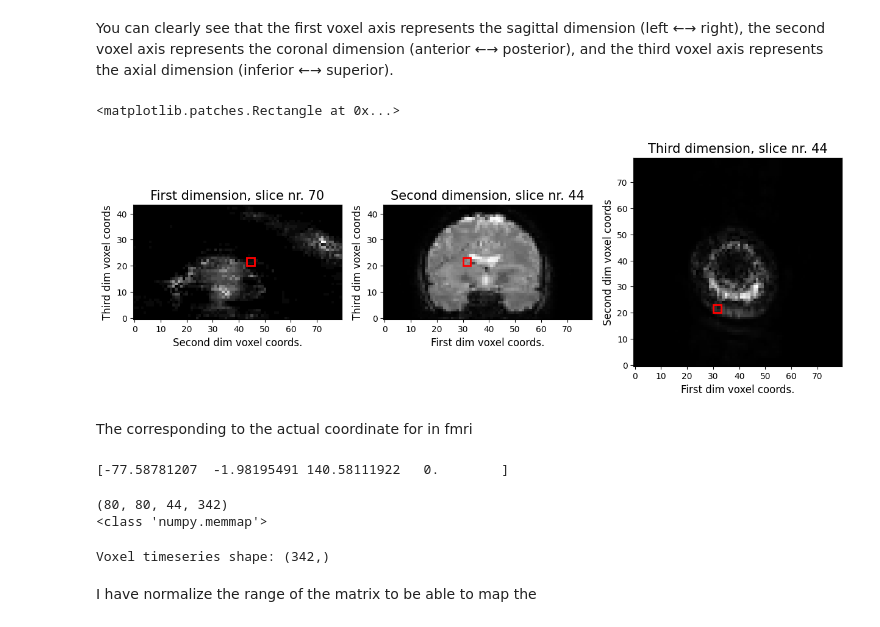
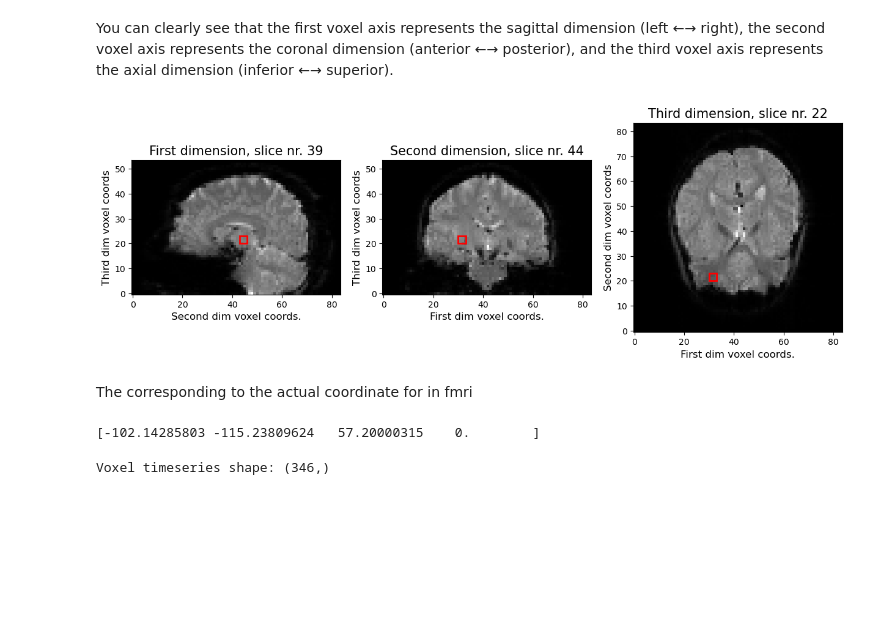
Before and after one commit to genandlam/stories_fmri, a Jupyter notebook: fmri-analysis.ipynb, the cells around one changed output. Saved outputs shown, nothing was run; the diff lists cells and outputs as text; code cells hidden in the pictures; blank space fills up the shorter version.

```diff
--- a/fmri-analysis.ipynb
+++ b/fmri-analysis.ipynb
@@ -23,8 +16,11 @@ Nifti
 
 Nifti, that most neuroimaging packages should support. As such, usually the first step in any (f)MRI preprocessing pipeline is to convert the scanner-specific files (e.g., PAR/RECs) to nifti
-# %%
-mri_file = '/kaggle/input/3t-fmri-dataset/ds003477/sub-03/ses-1/fmap/sub-03_ses-1_dir-face_run-1_epi.nii'#'anat.nii.gz'
-img = nib.load(mri_file)
+# %%
+subject = 'sub-UTS01'
+session = 'ses-10'
+fmri_file = os.path.join(DATA_DIR, 'ds003020', subject,session,'func',f"{subject}_{session}_task-catfishingstrangerstofindmyself_bold.nii.gz")
+#fmri_file = '/Users/genevievelam/Documents/GitHub/ds003020/sub-UTS01/ses-10/func/sub-UTS01_ses-10_task-catfishingstrangerstofindmyself_bold.nii.gz'
+img = nib.load(fmri_file)
 # %%
 print(type(img))
 # %% [output]
@@ -160,56 +133,44 @@ fig.tight_layout()
 # %% [markdown]
 You can clearly see that the first voxel axis represents the sagittal dimension (left ←→ right), the second voxel axis represents the coronal dimension (anterior ←→ posterior), and the third voxel axis represents the axial dimension (inferior ←→ superior).
 # %%
-#  our voxel coordinate (30,20,43)
+#  our voxel coordinate (39,44,22)
 import matplotlib.patches as patches
 fig, ax = plt.subplots(ncols=3, figsize=(15, 5))
 
-ax[0].imshow(img_data[69, :, :,0].T, origin='lower', cmap='gray')
+ax[0].imshow(img_data[39, :, :,0].T, origin='lower', cmap='gray')
 ax[0].set_xlabel('Second dim voxel coords.', fontsize=12)
 ax[0].set_ylabel('Third dim voxel coords', fontsize=12)
-ax[0].set_title('First dimension, slice nr. 70', fontsize=15)
+ax[0].set_title('First dimension, slice nr. 39', fontsize=15)
 rect = patches.Rectangle((43, 20), 3, 3, linewidth=2, edgecolor='r', facecolor='none')
 ax[0].add_patch(rect)
 
-ax[1].imshow(img_data[:, 43, :,0].T, origin='lower', cmap='gray')
+ax[1].imshow(img_data[:, 44, :,0].T, origin='lower', cmap='gray')
 ax[1].set_xlabel('First dim voxel coords.', fontsize=12)
 ax[1].set_ylabel('Third dim voxel coords', fontsize=12)
 ax[1].set_title('Second dimension, slice nr. 44', fontsize=15)
 rect = patches.Rectangle((30,20), 3, 3, linewidth=2, edgecolor='r', facecolor='none')
 ax[1].add_patch(rect)
 
-ax[2].imshow(img_data[:, :, 43,0].T, origin='lower', cmap='gray')
+ax[2].imshow(img_data[:, :, 22,0].T, origin='lower', cmap='gray')
 ax[2].set_xlabel('First dim voxel coords.', fontsize=12)
 ax[2].set_ylabel('Second dim voxel coords', fontsize=12)
-ax[2].set_title('Third dimension, slice nr. 44', fontsize=15)
+ax[2].set_title('Third dimension, slice nr. 22', fontsize=15)
 rect = patches.Rectangle(( 30,20), 3, 3, linewidth=2, edgecolor='r', facecolor='none')
 ax[2].add_patch(rect)
 
-#A = img.affinefig.tight_layout()
+fig
 # %% [output]
-<matplotlib.patches.Rectangle at 0x...>
-[figure, old version]
+[figure, new version]
 # %% [markdown]
 The corresponding to the actual coordinate for in fmri
 # %%
 A = img.affine
-xyz1 = A @ np.array([30,20,43, 0])
+xyz1 = A @ np.array([39,44,22, 0])
 print(xyz1)
 # %% [output]
-[-77.58781207  -1.98195491 140.58111922   0.        ]
+[-102.14285803 -115.23809624   57.20000315    0.        ]
-# %%
-mri_file = '/kaggle/input/3t-fmri-dataset/ds003477/sub-03/ses-1/func/sub-03_ses-1_task-face_acq-Mb4Mm27Tr700_run-1_bold.nii'#'anat.nii.gz'
-img = nib.load(mri_file)
-print(img.shape)
-img_data = img.get_fdata()
-print(type(img_data))  # it's a numpy array!
-# %% [output]
-(80, 80, 44, 342)
-<class 'numpy.memmap'>
 # %%
-mid_vox_ts = img_data[39, 39, 21, :]  # note the ":", saying: give me ALL the timepoints
+mid_vox_ts = img_data[39, 44, 22, :]  # note the ":", saying: give me ALL the timepoints
 print("Voxel timeseries shape: %s" % (mid_vox_ts.shape,))
 # %% [output]
-Voxel timeseries shape: (342,)
+Voxel timeseries shape: (346,)
-# %% [markdown]
-I have normalize the range of the matrix to be able to map the
```
Also changed, not shown: parts of 39 cells of this notebook, 6 other files.
